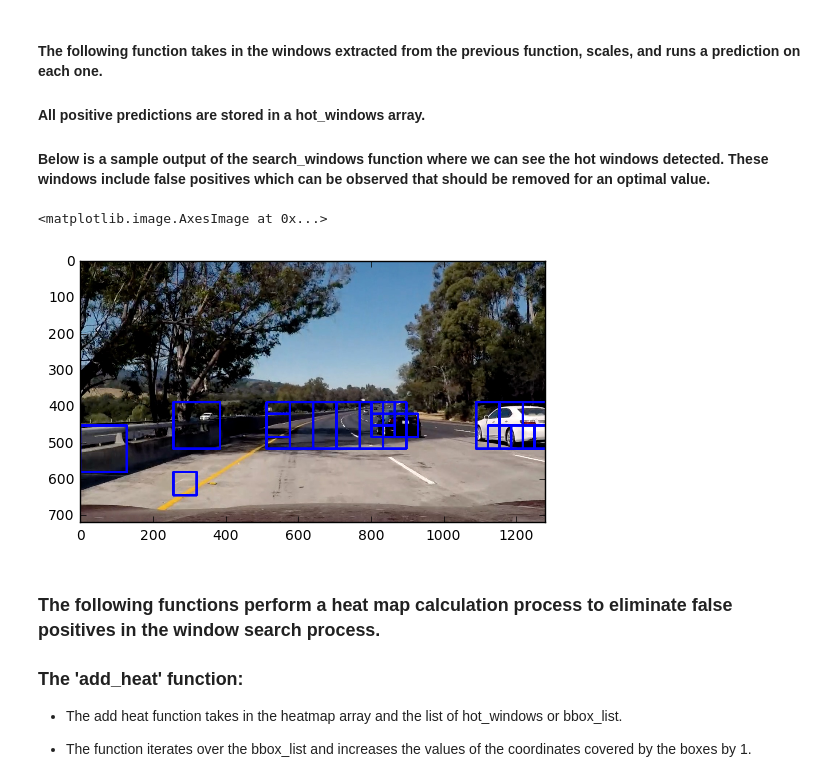
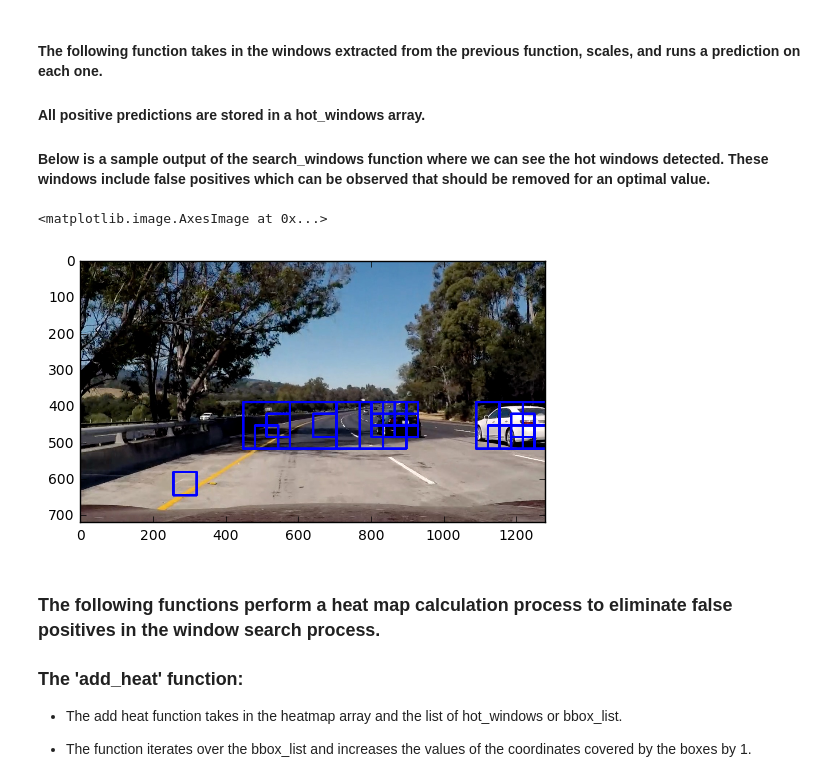
Before and after one commit to da7th/CarND-P5, a Jupyter notebook: CarND-P5.ipynb, the cells around one changed output. Cells and saved outputs as stored; diff of their text form; code cells hidden in the pictures.

```diff
--- a/CarND-P5.ipynb
+++ b/CarND-P5.ipynb
@@ -246,10 +252,10 @@ plt.title('HOG Visualization')
 ### The scaler defined here is the same one the will be used in the prediction process
 # %%
 car_features = comb_extract_features(car_imgs, color_space='YCrCb', spatial_size=(32, 32),
-                        hist_bins=6, orient=9, pix_per_cell=8, cell_per_block=2, hog_channel="ALL",
+                        hist_bins=6, orient=9, pix_per_cell=2, cell_per_block=2, hog_channel="ALL",
                         spatial_feat=True, hist_feat=True, hog_feat=True)
 notcar_features = comb_extract_features(notcar_imgs, color_space='YCrCb', spatial_size=(32, 32),
-                        hist_bins=6, orient=9, pix_per_cell=8, cell_per_block=2, hog_channel="ALL",
+                        hist_bins=6, orient=9, pix_per_cell=2, cell_per_block=2, hog_channel="ALL",
                         spatial_feat=True, hist_feat=True, hog_feat=True)
 
 if len(car_features) > 0:
@@ -323,6 +329,10 @@ def equalise_sets(car_features, notcar_features):
 #### A 10 element sample is printed for verification
         svc.predict(X_test[0:n_predict])
 # %%
+orient = 9
+pix_per_cell = 2
+cell_per_block = 2
+
 def svc_train(car_features,notcar_features):
 #     print(car_features[0].shape)
     car_features, notcar_features = equalise_sets(car_features, notcar_features)
@@ -497,7 +507,7 @@ def color_hist2(img, nbins=6):    #bins_range=(0, 256)
 
 
 # Define a function to return HOG features and visualization
-def get_hog_features2(img, orient=9, pix_per_cell=8, cell_per_block=2, vis=False, feature_vec=True):
+def get_hog_features2(img, orient=9, pix_per_cell=2, cell_per_block=2, vis=False, feature_vec=True):
     if vis == True:
         # Use skimage.hog() to get both features and a visualization
         features, hog_image = hog(img, orientations=orient, pixels_per_cell=(pix_per_cell, pix_per_cell), \
@@ -516,7 +526,7 @@ def get_hog_features2(img, orient=9, pix_per_cell=8, cell_per_block=2, vis=False
 # Have this function call bin_spatial() and color_hist()
 def comb_extract_features2(image, color_space='YCrCb', spatial_size=(32, 32),
                         hist_bins=6, orient=9,
-                        pix_per_cell=8, cell_per_block=2, hog_channel="ALL",
+                        pix_per_cell=2, cell_per_block=2, hog_channel="ALL",
                         spatial_feat=True, hist_feat=True, hog_feat=True):
     # Create a list to append feature vectors to
     features = []
@@ -578,7 +588,7 @@ plt.plot(img_comb_extract_features2[0][3000:3300])
 def search_windows(img, windows, clf=svc, scaler=X_scaler, color_space='YCrCb',
                     spatial_size=(32, 32), hist_bins=6,
                     hist_range=(0, 256), orient=9,
-                    pix_per_cell=8, cell_per_block=2,
+                    pix_per_cell=4, cell_per_block=2,
                     hog_channel='ALL', spatial_feat=True,
                     hist_feat=True, hog_feat=True):
 
@@ -590,7 +600,7 @@ def search_windows(img, windows, clf=svc, scaler=X_scaler, color_space='YCrCb',
         test_img = cv2.resize(img[window[0][1]:window[1][1], window[0][0]:window[1][0]], (32, 32))
         #4) Extract features for that window using single_img_features()
         features = comb_extract_features2(test_img, color_space='YCrCb', spatial_size=(32, 32),
-                        hist_bins=6, orient=9, pix_per_cell=8, cell_per_block=2, hog_channel="ALL",
+                        hist_bins=6, orient=9, pix_per_cell=4, cell_per_block=2, hog_channel="ALL",
                         spatial_feat=True, hist_feat=True, hog_feat=True)
         #5) Scale extracted features to be fed to classifier
 #         print(features.shape)
@@ -606,35 +616,35 @@ def search_windows(img, windows, clf=svc, scaler=X_scaler, color_space='YCrCb',
     return on_windows
 
 
 #sample image parameters
 color_space = 'YCrCb' # Can be RGB, HSV, LUV, HLS, YUV, YCrCb
 orient = 9  # HOG orientations
-pix_per_cell = 8 # HOG pixels per cell
+pix_per_cell = 2 # HOG pixels per cell
 cell_per_block = 2 # HOG cells per block
 hog_channel = "ALL" # Can be 0, 1, 2, or "ALL"
 spatial_size = (32, 32) # Spatial binning dimensions
 hist_bins = 6    # Number of histogram bins
 spatial_feat = True # Spatial features on or off
 hist_feat = True # Histogram features on or off
 hog_feat = True # HOG features on or off
 y_start_stop = [400, 650] # Min and max in y to search in slide_window()
 image = mpimg.imread('/home/da7th/Desktop/Udacity/sdc/CarND-P5/test_images/test5.jpg')
 draw_image = np.copy(image)
 image = image.astype(np.float32)/255
 
 hot_windows = search_windows(image, windows, clf=svc, scaler=X_scaler, color_space=color_space,
                         spatial_size=spatial_size, hist_bins=hist_bins,
                         orient=orient, pix_per_cell=pix_per_cell,
                         cell_per_block=cell_per_block,
                         hog_channel=hog_channel, spatial_feat=spatial_feat,
                         hist_feat=hist_feat, hog_feat=hog_feat)
 
 window_img = draw_boxes(draw_image, hot_windows, color=(0, 0, 255), thick=6)
 
 plt.imshow(window_img)
 # %% [output]
 <matplotlib.image.AxesImage at 0x...>
-[figure, old version]
+[figure, new version]
 # %% [markdown]
 ### The following functions perform a heat map calculation process to eliminate false positives in the window search process.
 
```
Also changed, not shown: parts of 9 cells of this notebook, 1 other file.
